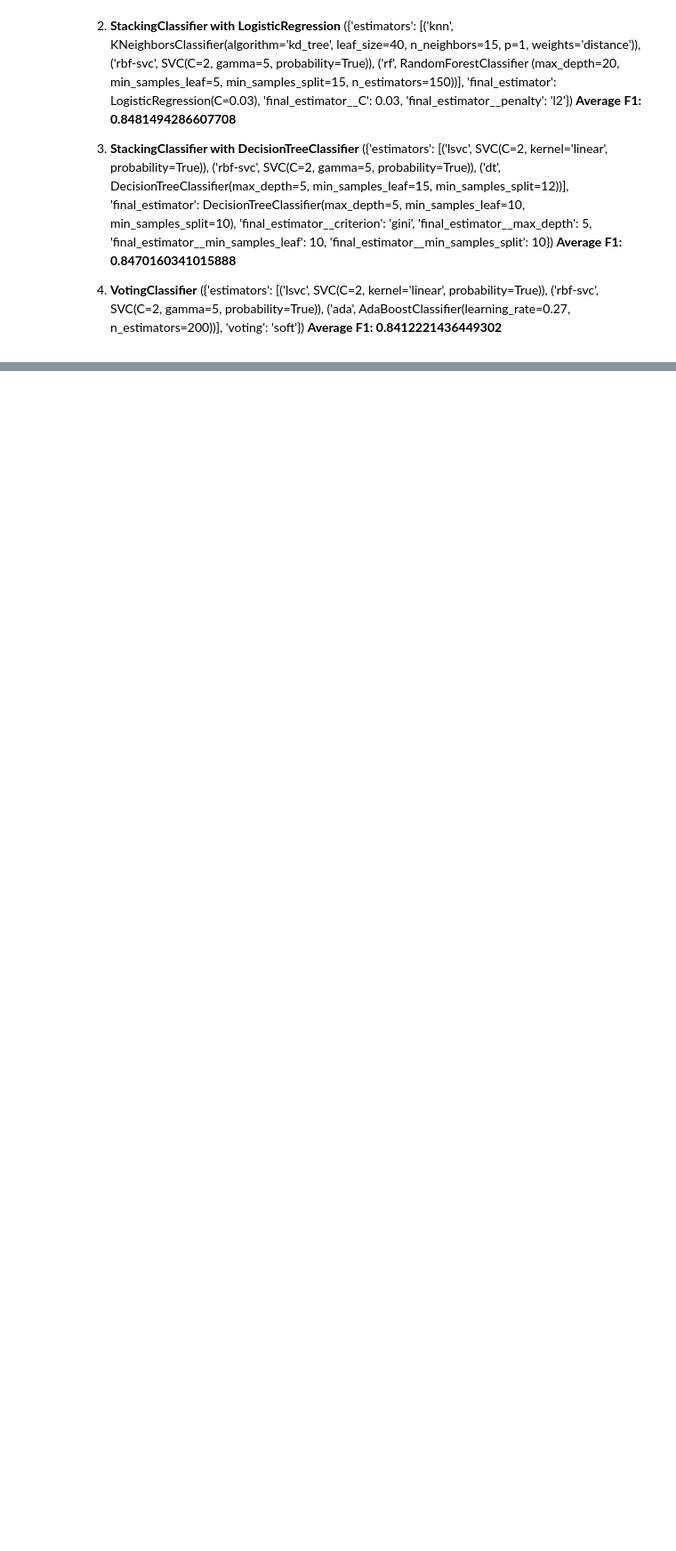
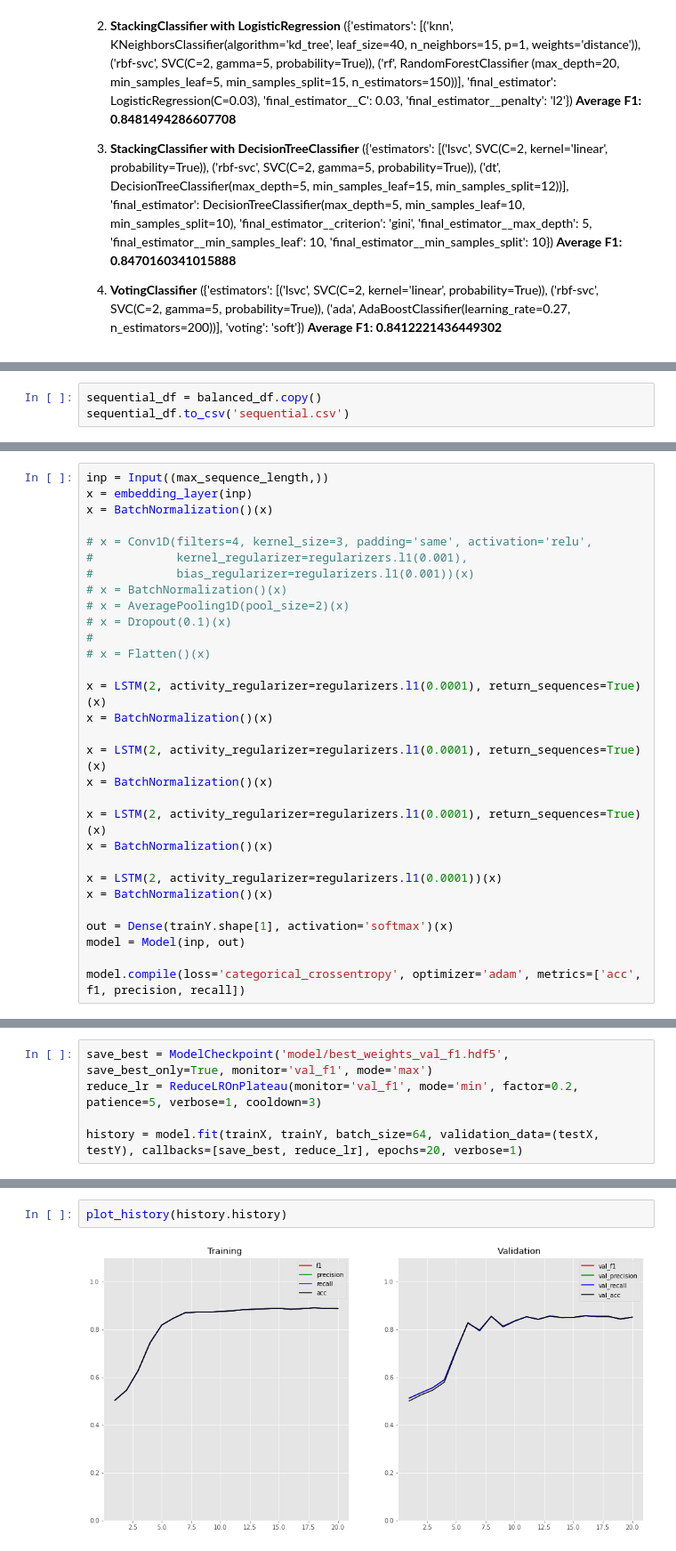
Before and after one commit to MrDVolk/amazon-reviews, a Jupyter notebook: amazon-reviews-classification.ipynb, the cells around one changed output, grey strips where cells are left out. Shown: that part at 89% size. Drawn from its saved outputs; the diff is of its cells as text; blank space fills up the shorter version.

```diff
--- a/amazon-reviews-classification.ipynb
+++ b/amazon-reviews-classification.ipynb
@@ -668,0 +669,3 @@ Having base model (RBF SVC) achieve F1=0.8493 next goal is to surpass it with ne
+# %%
+sequential_df = balanced_df.copy()
+sequential_df.to_csv('sequential.csv')
@@ -668,0 +818,30 @@ Having base model (RBF SVC) achieve F1=0.8493 next goal is to surpass it with ne
+# %%
+inp = Input((max_sequence_length,))
+x = embedding_layer(inp)
+x = BatchNormalization()(x)
+
+# x = Conv1D(filters=4, kernel_size=3, padding='same', activation='relu',
+#            kernel_regularizer=regularizers.l1(0.001),
+#            bias_regularizer=regularizers.l1(0.001))(x)
+# x = BatchNormalization()(x)
+# x = AveragePooling1D(pool_size=2)(x)
+# x = Dropout(0.1)(x)
+#
+# x = Flatten()(x)
+
+x = LSTM(2, activity_regularizer=regularizers.l1(0.0001), return_sequences=True)(x)
+x = BatchNormalization()(x)
+
+x = LSTM(2, activity_regularizer=regularizers.l1(0.0001), return_sequences=True)(x)
+x = BatchNormalization()(x)
+
+x = LSTM(2, activity_regularizer=regularizers.l1(0.0001), return_sequences=True)(x)
+x = BatchNormalization()(x)
+
+x = LSTM(2, activity_regularizer=regularizers.l1(0.0001))(x)
+x = BatchNormalization()(x)
+
+out = Dense(trainY.shape[1], activation='softmax')(x)
+model = Model(inp, out)
+
+model.compile(loss='categorical_crossentropy', optimizer='adam', metrics=['acc', f1, precision, recall])
@@ -668,0 +868,5 @@ Having base model (RBF SVC) achieve F1=0.8493 next goal is to surpass it with ne
+# %%
+save_best = ModelCheckpoint('model/best_weights_val_f1.hdf5', save_best_only=True, monitor='val_f1', mode='max')
+reduce_lr = ReduceLROnPlateau(monitor='val_f1', mode='min', factor=0.2, patience=5, verbose=1, cooldown=3)
+
+history = model.fit(trainX, trainY, batch_size=64, validation_data=(testX, testY), callbacks=[save_best, reduce_lr], epochs=20, verbose=1)
@@ -668,0 +891,4 @@ Having base model (RBF SVC) achieve F1=0.8493 next goal is to surpass it with ne
+# %%
+plot_history(history.history)
+# %% [output]
+[figure, added]
```
Also changed, not shown: parts of 17 cells of this notebook, 2 other files.
